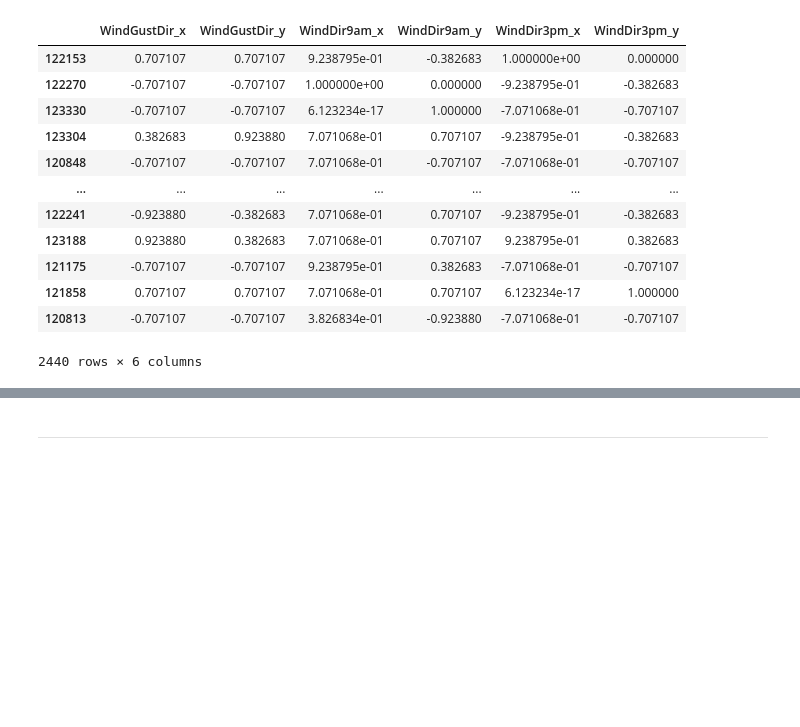
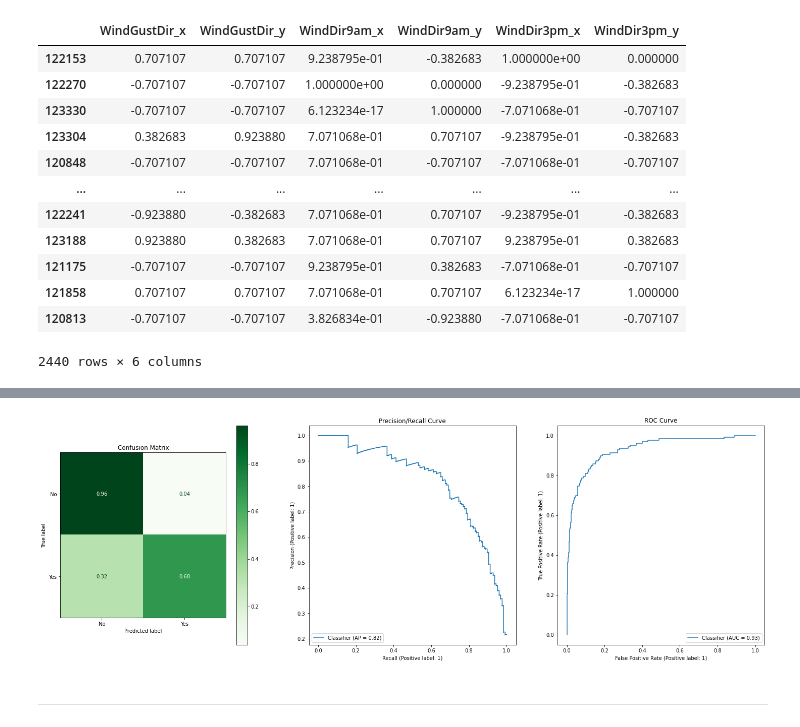
Before and after one commit to poolGolez/project-roosevelt, a Jupyter notebook: will-it-rain-in-perth.ipynb, the cells around one changed output, grey strips where cells are left out. Saved outputs shown, nothing was run; the diff lists cells and outputs as text; code cells hidden in the pictures; blank space fills up the shorter version.

```diff
--- a/will-it-rain-in-perth.ipynb
+++ b/will-it-rain-in-perth.ipynb
@@ -1802,3 +1856,35 @@ transform_features(X_train).transpose()
+# %%
+from sklearn.metrics import ConfusionMatrixDisplay, PrecisionRecallDisplay, RocCurveDisplay
+
+def evaluate_model(model, X_test, y_test):
+    y_predict = model.predict(X_test)
+
+    fig, axes = plt.subplots(1, 3, figsize=(25, 8))
+    # Confusion Matrix
+    ConfusionMatrixDisplay.from_predictions(y_test, tf.round(y_predict),
+                                            display_labels=["No", "Yes"],
+                                            normalize='true',
+                                            cmap='Greens',
+                                            values_format='.2f',
+                                           ax=axes[0])
+    axes[0].title.set_text("Confusion Matrix")
+
+    # PR curve
+    PrecisionRecallDisplay.from_predictions(y_test, y_predict,
+                                           ax=axes[1])
+    axes[1].title.set_text('Precision/Recall Curve')
+
+    # ROC curve
+    RocCurveDisplay.from_predictions(y_test, y_predict,
+                                           ax=axes[2])
+    axes[2].title.set_text('ROC Curve')
+    plt.show()
+
+processed_X_test = transform_features(X_test)
+processed_y_test = y_test.apply(lambda x: 1 if x == "Yes" else 0)
+evaluate_model(model, processed_X_test, processed_y_test)
+# %% [output]
+[figure, added]
 # %% [markdown]
 
 ---------------------------------------------------------------------------------------
```
Also changed, not shown: parts of 8 cells of this notebook.
